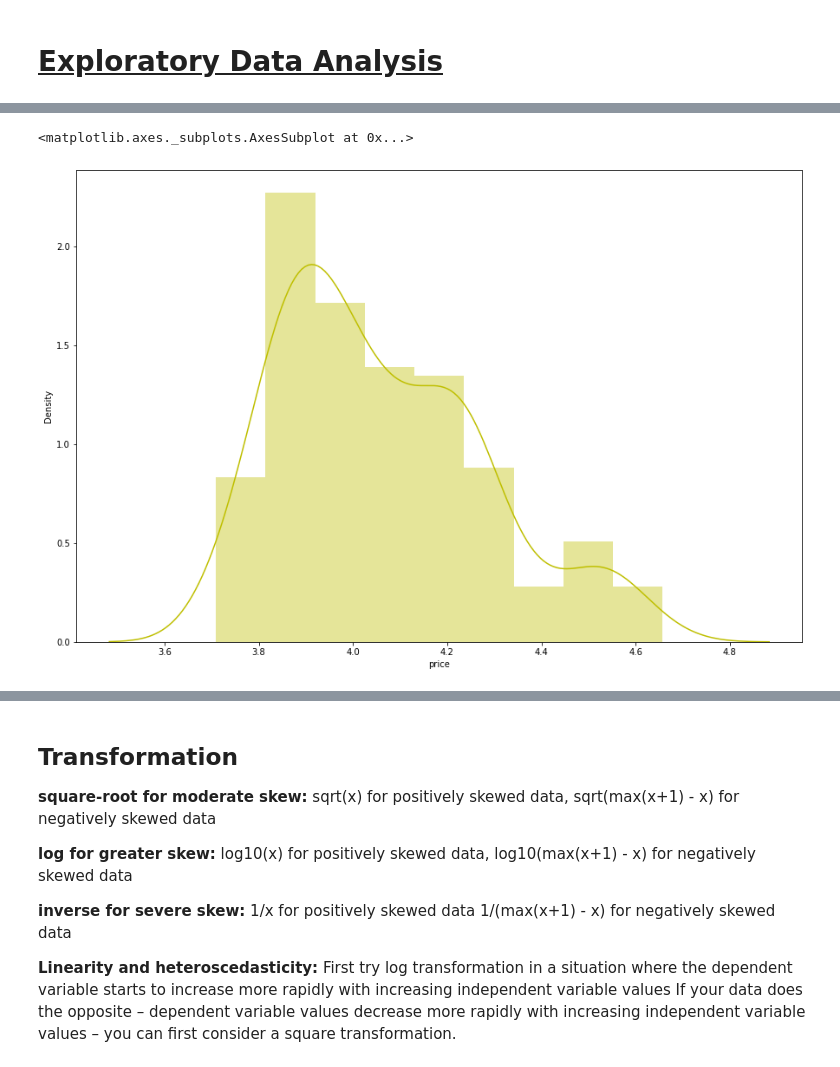
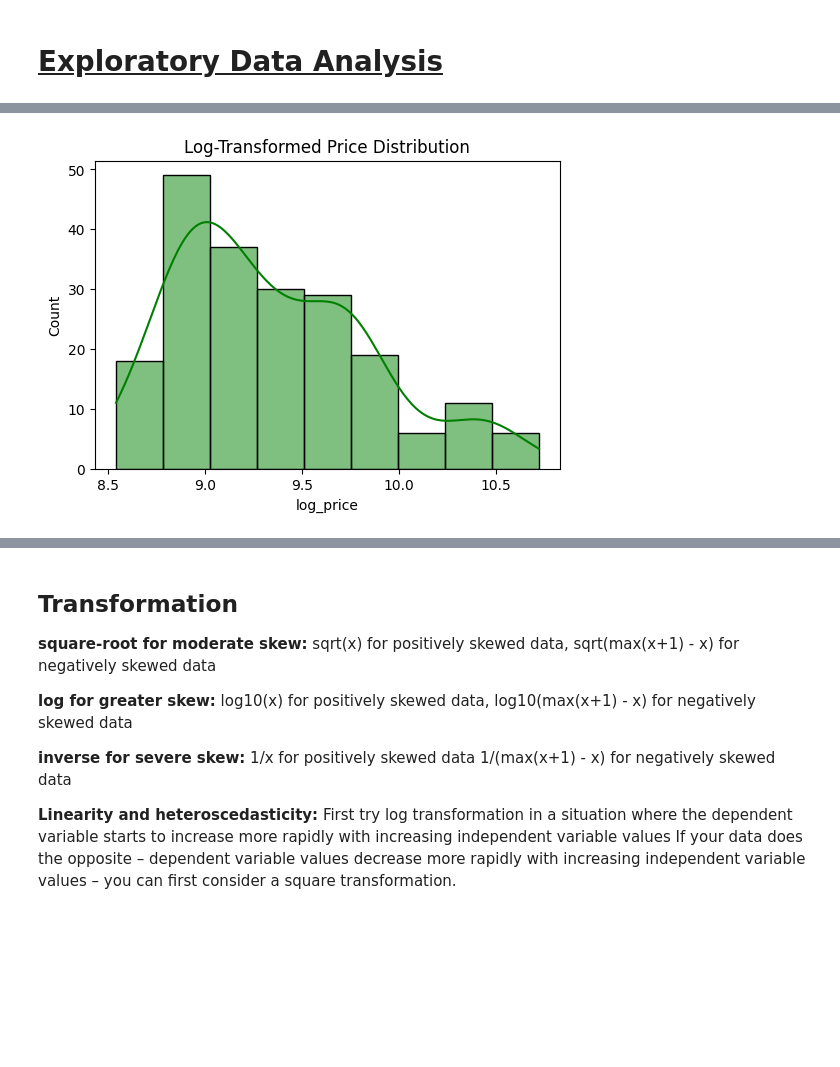
Before and after one commit to Bharatgaur/RawProjects, a Jupyter notebook: Cross_Validation_&_Hyperparameter_Tuning.ipynb, the cells around one changed output, grey strips where cells are left out. Drawn from its saved outputs; the diff is of its cells as text; code cells hidden in the pictures; blank space fills up the shorter version.

```diff
--- a/Cross_Validation_&_Hyperparameter_Tuning.ipynb
+++ b/Cross_Validation_&_Hyperparameter_Tuning.ipynb
@@ -164,7 +164,10 @@ sns.distplot(dataset['price'],color="y")
-# %%
-# Dependent variable 'Price'
-plt.figure(figsize=(15,10))
-sns.distplot(np.log10(dataset['price']),color="y")
-# %% [output]
-<matplotlib.axes._subplots.AxesSubplot at 0x...>
-[figure, removed]
+# %%
+dataset['log_price'] = np.log(dataset['price'])
+
+# Check distribution after log transform
+plt.figure(figsize=(6,4))
+sns.histplot(dataset['log_price'], color='g', kde=True)
+plt.title("Log-Transformed Price Distribution")
+plt.show()
+# %% [output]
+[figure, added]
```
Also changed, not shown: parts of 17 cells of this notebook.
